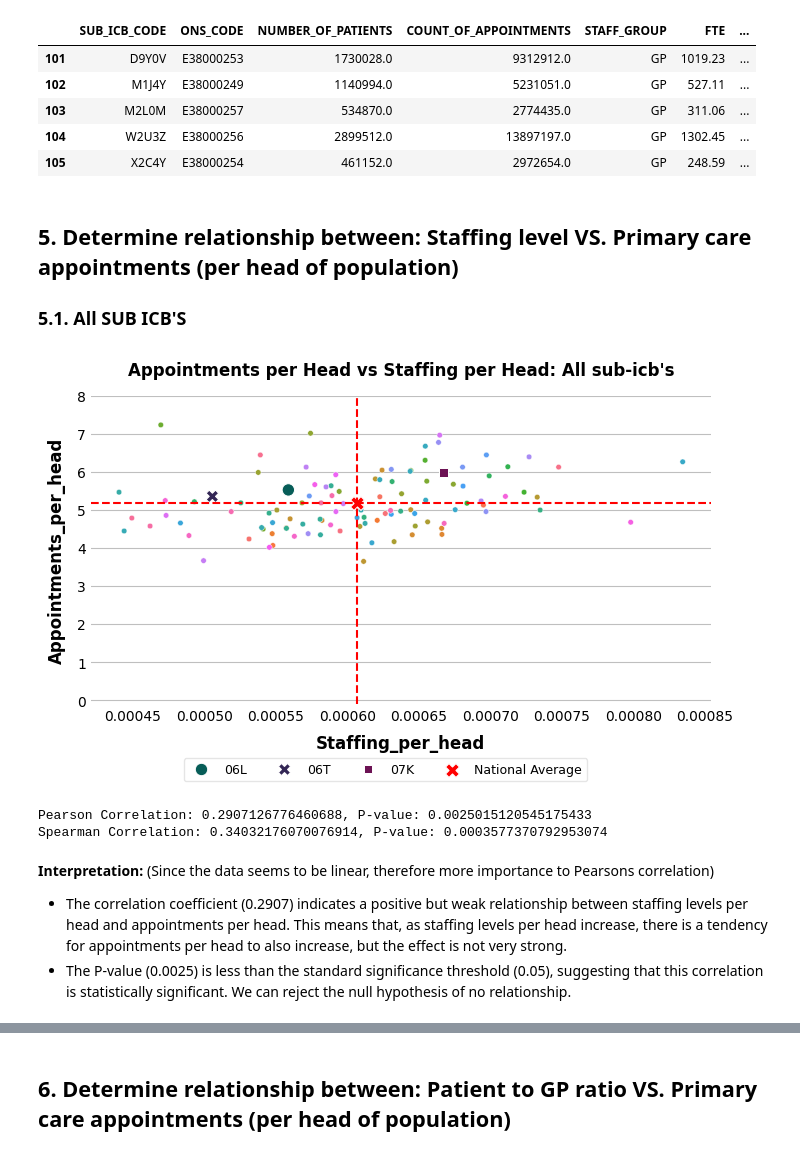
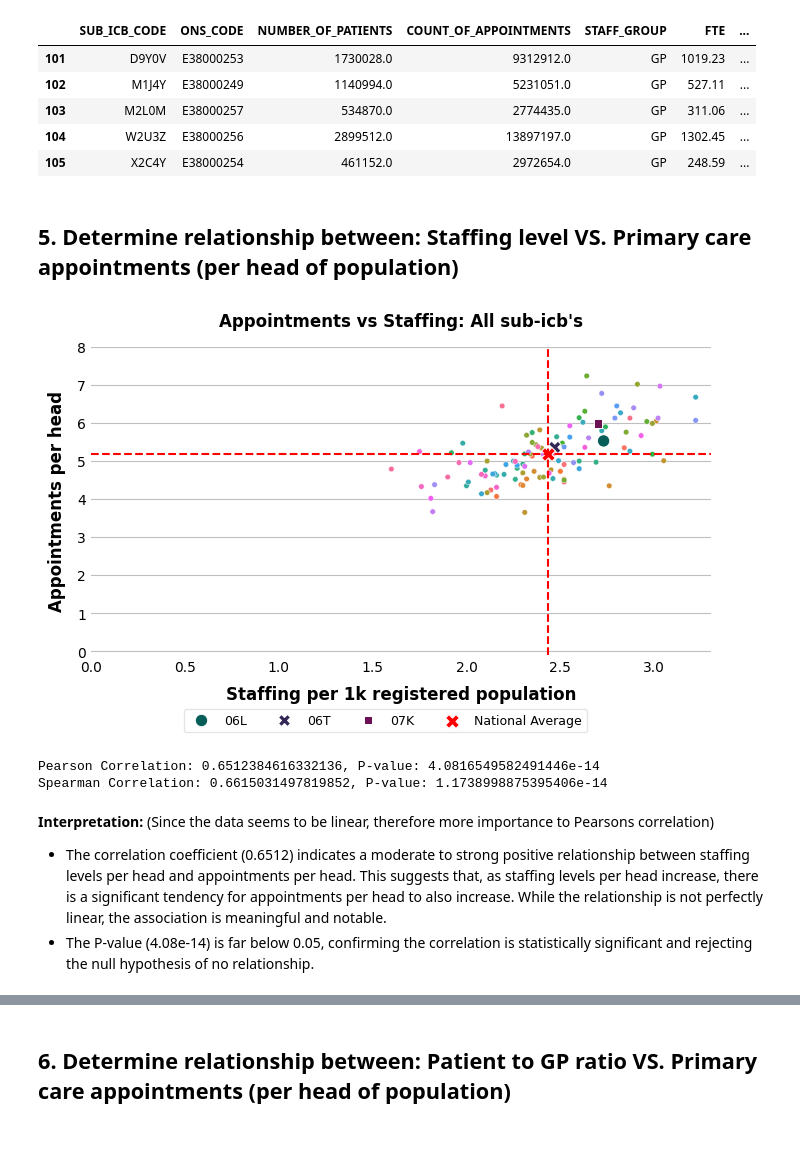
Before and after one commit to Norfolk-Suffolk-ICS/PrimaryCareDemandAndCapacity, a Jupyter notebook: notebooks/2e_Appointments_vs_staffing.ipynb, the cells around one changed output, grey strips where cells are left out. Drawn from its saved outputs; the diff is of its cells as text; code cells hidden in the pictures.

```diff
--- a/notebooks/2e_Appointments_vs_staffing.ipynb
+++ b/notebooks/2e_Appointments_vs_staffing.ipynb
@@ -209,12 +205,18 @@ appointments_df
 # %% [markdown]
 ## 4. Merging the datasets and Calculating Ratios
 # %%
+# Adding all staff type FTE for a combined FTE
+combined_fte_df = workforce_df.groupby(['SUB_ICB_CODE']).sum()
+
+# Merging all the datasets together
 appointments_vs_staffing_df = pd.merge(patients_df, appointments_df, on='SUB_ICB_CODE', how='inner')
 appointments_vs_staffing_df = pd.merge(appointments_vs_staffing_df, workforce_df, on='SUB_ICB_CODE', how='right')
+appointments_vs_staffing_df = pd.merge(appointments_vs_staffing_df, combined_fte_df, on='SUB_ICB_CODE', how='left').drop(columns=('STAFF_GROUP_y')).rename(columns=({'FTE_y':'Combined Staff FTE','FTE_x':'FTE','STAFF_GROUP_x' : 'STAFF_GROUP'}))
 
 # Calculating Ratios
 appointments_vs_staffing_df['Appointments_per_head'] = (appointments_vs_staffing_df['COUNT_OF_APPOINTMENTS'] / appointments_vs_staffing_df['NUMBER_OF_PATIENTS']).round(2)
-appointments_vs_staffing_df['Staffing_per_head'] = appointments_vs_staffing_df['FTE'] / appointments_vs_staffing_df['NUMBER_OF_PATIENTS']
+# QUESTION --> adding FTE of all 4 staff group and divide that FTE by number of patients to get stafing per head ?
+appointments_vs_staffing_df['Staffing_per_1k'] = ((appointments_vs_staffing_df['Combined Staff FTE'] / appointments_vs_staffing_df['NUMBER_OF_PATIENTS']) * 1000).round(2)
 appointments_vs_staffing_df['Patient_to_gp_Ratio'] = (appointments_vs_staffing_df['NUMBER_OF_PATIENTS'] / appointments_vs_staffing_df['FTE']).round(2)
 
 # Filtering STAFF_GROUP to only GP
@@ -229,43 +231,45 @@ appointments_vs_staffing_gp_df.tail()
 | 105 | X2C4Y | E38000254 | 461152.0 | 2972654.0 | GP | 248.59 | ... |
 # %% [markdown]
 ## 5. Determine relationship between: Staffing level VS. Primary care appointments (per head of population)
-### 5.1. All SUB ICB'S
 # %%
 # Calculate national averages
-national_avg_staffing = appointments_vs_staffing_gp_df['Staffing_per_head'].mean()
+national_avg_staffing = appointments_vs_staffing_gp_df['Staffing_per_1k'].mean()
 national_avg_appointments = appointments_vs_staffing_gp_df['Appointments_per_head'].mean()
 national_avg_patient_to_gp = appointments_vs_staffing_gp_df['Patient_to_gp_Ratio'].mean()
 # %%
 # Scatter plot: Appointments per head vs Staffing per head
 plt.figure(figsize=(8, 4))
 # Plotting all SUB-ICB's
-sns.scatterplot(data=appointments_vs_staffing_gp_df, x='Staffing_per_head', y='Appointments_per_head', hue='SUB_ICB_CODE', legend=False)
+sns.scatterplot(data=appointments_vs_staffing_gp_df, x='Staffing_per_1k', y='Appointments_per_head', hue='SUB_ICB_CODE', legend=False)
 # Plotting SNEE SUB-ICB's
-sns.scatterplot(data=appointments_vs_staffing_gp_df[appointments_vs_staffing_gp_df['SUB_ICB_CODE'].isin(SNEE_SUB_ICB)], x='Staffing_per_head', y='Appointments_per_head', hue='SUB_ICB_CODE', style='SUB_ICB_CODE', s=80)
+sns.scatterplot(data=appointments_vs_staffing_gp_df[appointments_vs_staffing_gp_df['SUB_ICB_CODE'].isin(SNEE_SUB_ICB)], x='Staffing_per_1k', y='Appointments_per_head', hue='SUB_ICB_CODE', style='SUB_ICB_CODE', s=80)
 # Plotting National averages
 sns.scatterplot(x=[national_avg_staffing], y=[national_avg_appointments], color='red', marker='X', s=100, label='National Average')
 plt.axhline(y=national_avg_appointments, color='red', linestyle='--')
 plt.axvline(x=national_avg_staffing, color='red', linestyle='--')
-plt.title("Appointments per Head vs Staffing per Head: All sub-icb's")
+plt.title("Appointments vs Staffing: All sub-icb's")
+plt.xlabel('Staffing per 1k registered population')
+plt.ylabel('Appointments per head')
 plt.legend(loc =(0.15,-0.25), ncol=4)
 plt.ylim(-0.1,8)
+plt.xlim(left=0)
 plt.show()
 # %% [output]
-[figure, old version]
+[figure, new version]
 # %%
 # Correlation analysis
-pearson_corr, pearson_p = pearsonr(appointments_vs_staffing_gp_df['Staffing_per_head'], appointments_vs_staffing_gp_df['Appointments_per_head'])
+pearson_corr, pearson_p = pearsonr(appointments_vs_staffing_gp_df['Staffing_per_1k'], appointments_vs_staffing_gp_df['Appointments_per_head'])
 print(f"Pearson Correlation: {pearson_corr}, P-value: {pearson_p}")
 
 # Spearman correlation
-spearman_corr, spearman_p = spearmanr(appointments_vs_staffing_gp_df['Staffing_per_head'], appointments_vs_staffing_gp_df['Appointments_per_head'])
+spearman_corr, spearman_p = spearmanr(appointments_vs_staffing_gp_df['Staffing_per_1k'], appointments_vs_staffing_gp_df['Appointments_per_head'])
 print(f"Spearman Correlation: {spearman_corr}, P-value: {spearman_p}")
 # %% [output]
-Pearson Correlation: 0.2907126776460688, P-value: 0.0025015120545175433
-Spearman Correlation: 0.34032176070076914, P-value: 0.0003577370792953074
+Pearson Correlation: 0.6512384616332136, P-value: 4.0816549582491446e-14
+Spearman Correlation: 0.6615031497819852, P-value: 1.1738998875395406e-14
 # %% [markdown]
 **Interpretation:**  (Since the data seems to be linear, therefore more importance to Pearsons correlation)
-- The correlation coefficient (0.2907) indicates a positive but weak relationship between staffing levels per head and appointments per head. This means that, as staffing levels per head increase, there is a tendency for appointments per head to also increase, but the effect is not very strong.
-- The P-value (0.0025) is less than the standard significance threshold (0.05), suggesting that this correlation is statistically significant. We can reject the null hypothesis of no relationship.
+- The correlation coefficient (0.6512) indicates a moderate to strong positive relationship between staffing levels per head and appointments per head. This suggests that, as staffing levels per head increase, there is a significant tendency for appointments per head to also increase. While the relationship is not perfectly linear, the association is meaningful and notable.
+- The P-value (4.08e-14) is far below 0.05, confirming the correlation is statistically significant and rejecting the null hypothesis of no relationship.
 # %%
 # Regression analysis
```
Also changed, not shown: parts of 14 cells of this notebook, 1 other file.
